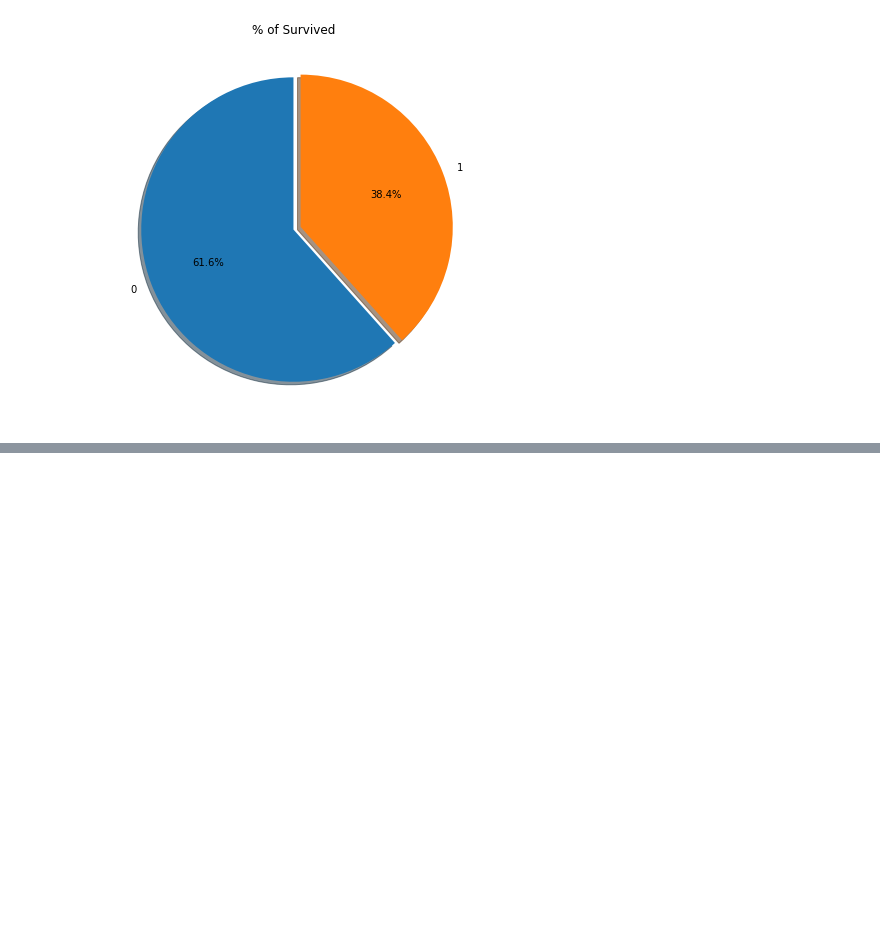
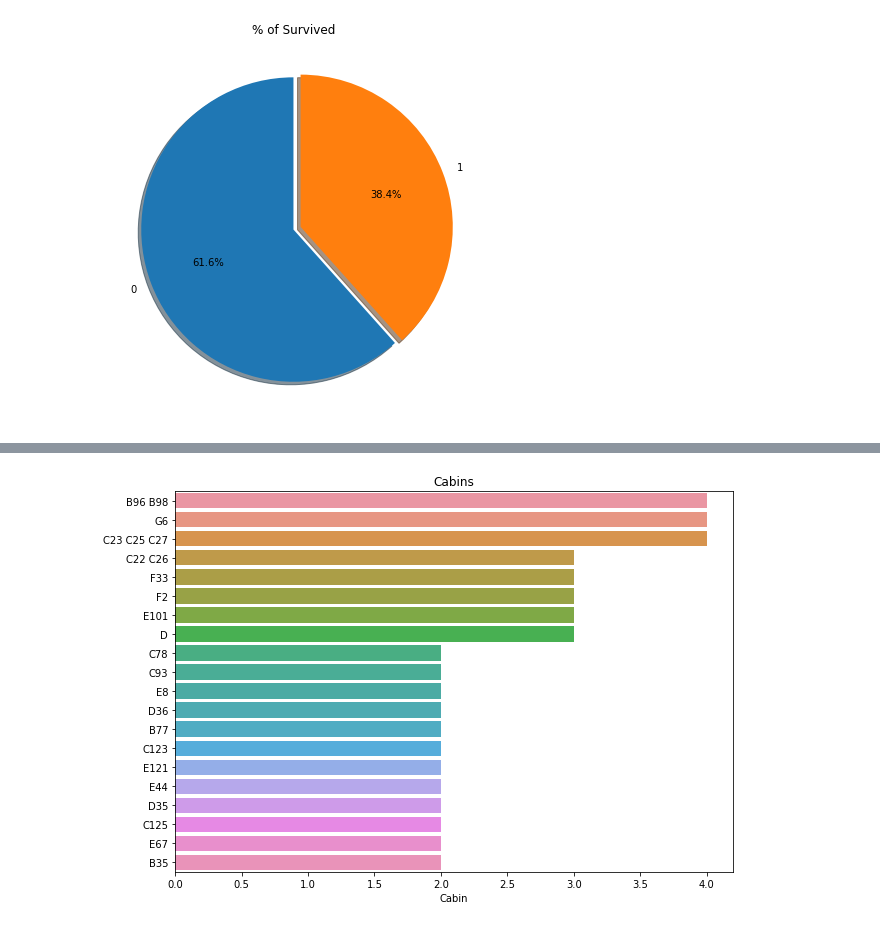
Before and after one commit to camilotorron/TestNotebooks, a Jupyter notebook: Titanic_Pandaspractice.ipynb, the cells around one changed output, grey strips where cells are left out. Drawn from its saved outputs; the diff is of its cells as text; code cells hidden in the pictures; blank space fills up the shorter version.

```diff
--- a/Titanic_Pandaspractice.ipynb
+++ b/Titanic_Pandaspractice.ipynb
@@ -234,0 +288,2 @@ plt.show()
+# %%
+data['Age']=data['Age'].fillna(data['Age'].mean())
@@ -234,0 +306,9 @@ plt.show()
+# %%
+cabins = pd.DataFrame(data['Cabin'].value_counts().head(20))
+# %%
+plt.figure(figsize = (10,7))
+sns.barplot(data = data, x = cabins['Cabin'], y = cabins.index)
+plt.title('Cabins')
+plt.show()
+# %% [output]
+[figure, added]
```
Also changed, not shown: parts of 6 cells of this notebook.
